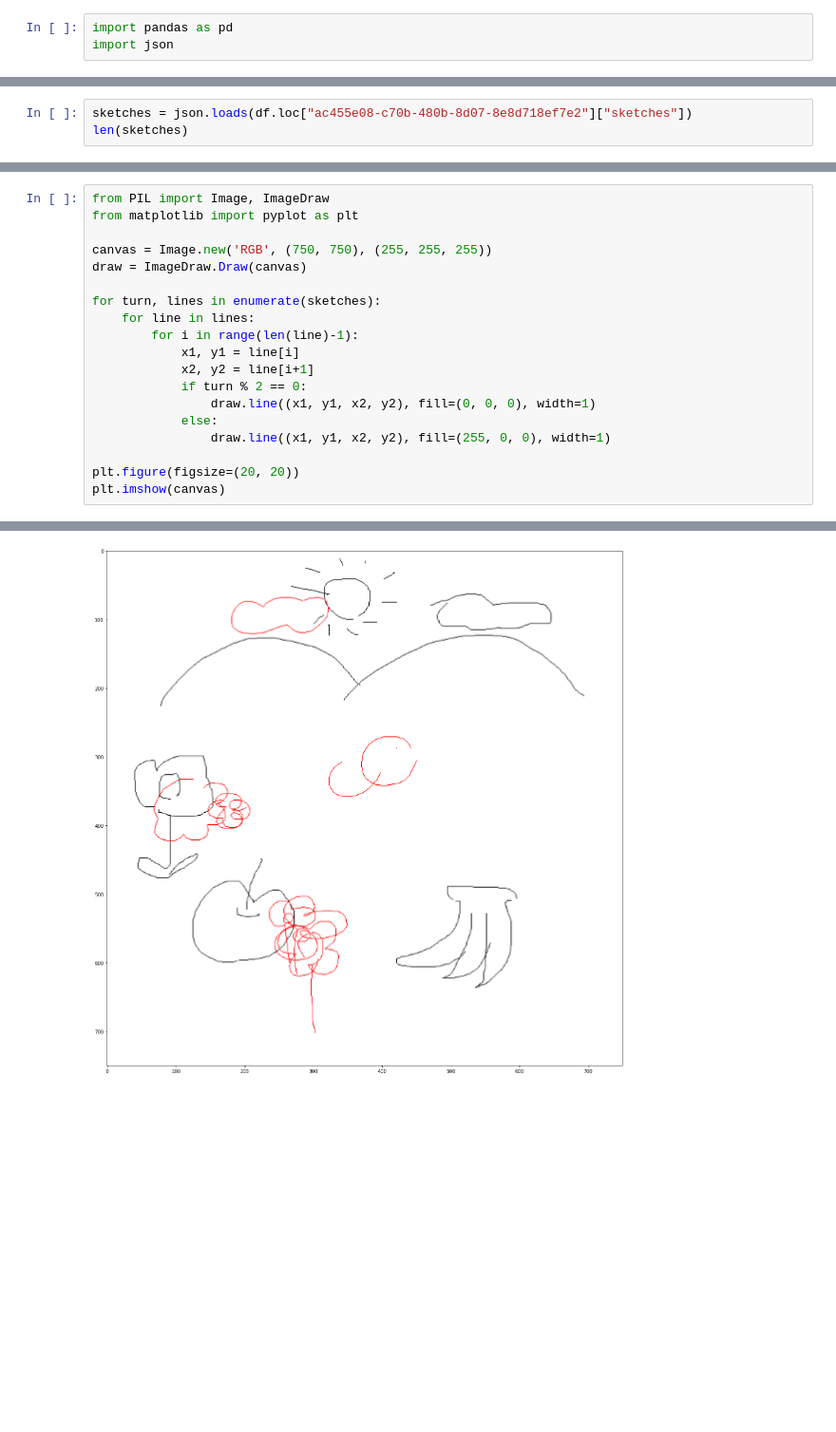
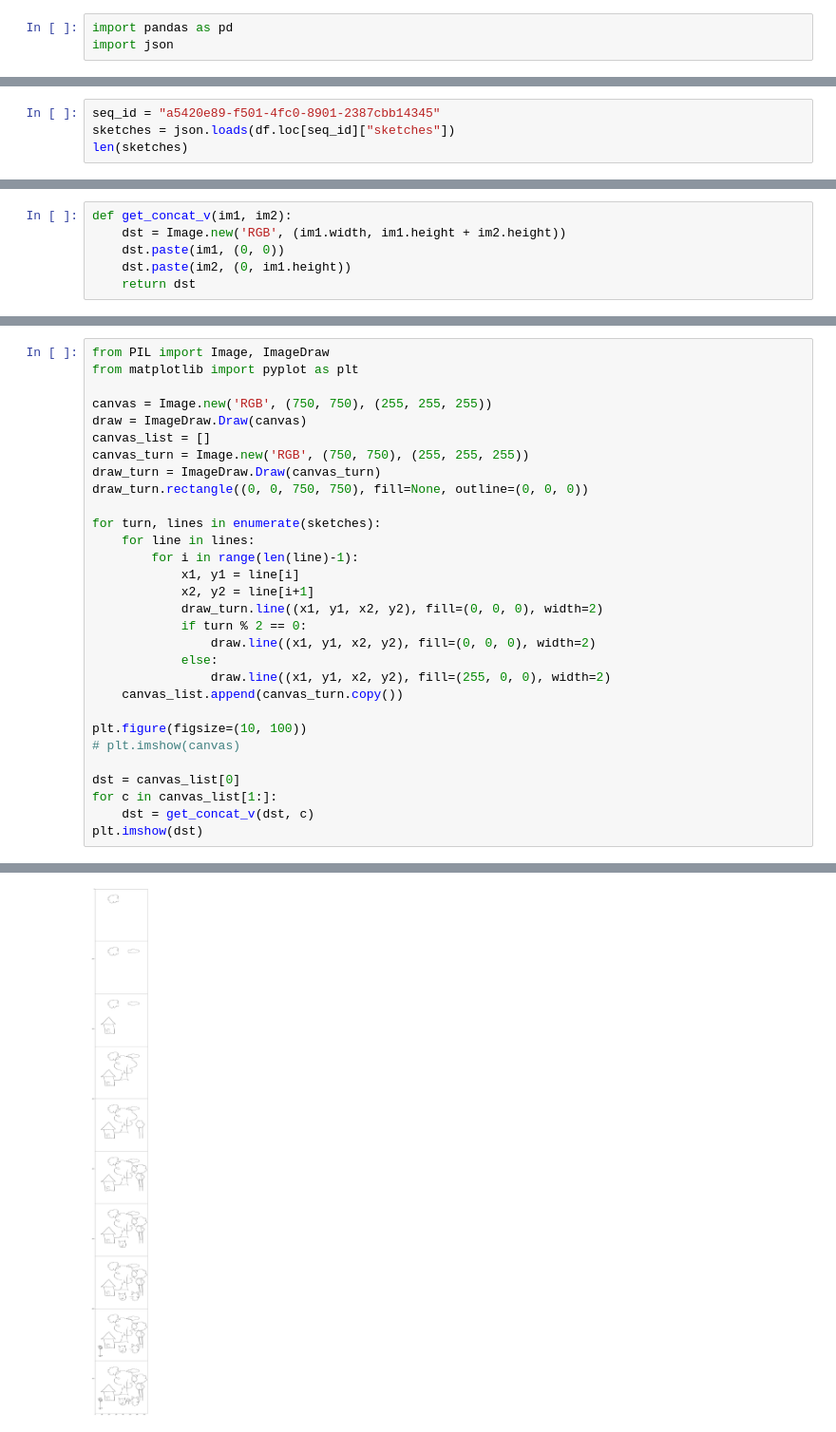
Before and after one commit to skyloken/interactive-sketcher, a Jupyter notebook: notebooks/draw_from_log.ipynb, the cells around one changed output, grey strips where cells are left out. Shown at 95% size. Cells and saved outputs as stored; diff of their text form; blank space fills up the shorter version.

```diff
--- a/notebooks/draw_from_log.ipynb
+++ b/notebooks/draw_from_log.ipynb
@@ -22,4 +22,5 @@ df
 # %%
-sketches = json.loads(df.loc["ac455e08-c70b-480b-8d07-8e8d718ef7e2"]["sketches"])
+seq_id = "a5420e89-f501-4fc0-8901-2387cbb14345"
+sketches = json.loads(df.loc[seq_id]["sketches"])
 len(sketches)
 # %% [output]
@@ -26,0 +28,6 @@ len(sketches)
+# %%
+def get_concat_v(im1, im2):
+    dst = Image.new('RGB', (im1.width, im1.height + im2.height))
+    dst.paste(im1, (0, 0))
+    dst.paste(im2, (0, im1.height))
+    return dst
@@ -27,22 +43,33 @@ len(sketches)
 # %%
 from PIL import Image, ImageDraw
 from matplotlib import pyplot as plt
 
 canvas = Image.new('RGB', (750, 750), (255, 255, 255))
 draw = ImageDraw.Draw(canvas)
+canvas_list = []
+canvas_turn = Image.new('RGB', (750, 750), (255, 255, 255))
+draw_turn = ImageDraw.Draw(canvas_turn)
+draw_turn.rectangle((0, 0, 750, 750), fill=None, outline=(0, 0, 0))
 
 for turn, lines in enumerate(sketches):
     for line in lines:
         for i in range(len(line)-1):
             x1, y1 = line[i]
             x2, y2 = line[i+1]
+            draw_turn.line((x1, y1, x2, y2), fill=(0, 0, 0), width=2)
             if turn % 2 == 0:
-                draw.line((x1, y1, x2, y2), fill=(0, 0, 0), width=1)
+                draw.line((x1, y1, x2, y2), fill=(0, 0, 0), width=2)
             else:
-                draw.line((x1, y1, x2, y2), fill=(255, 0, 0), width=1)
+                draw.line((x1, y1, x2, y2), fill=(255, 0, 0), width=2)
+    canvas_list.append(canvas_turn.copy())
 
-plt.figure(figsize=(20, 20))
-plt.imshow(canvas)
+plt.figure(figsize=(10, 100))
+# plt.imshow(canvas)
+
+dst = canvas_list[0]
+for c in canvas_list[1:]:
+    dst = get_concat_v(dst, c)
+plt.imshow(dst)
 # %% [output]
 <matplotlib.image.AxesImage at 0x...>
-[figure, old version]
+[figure, new version]
```
Also changed, not shown: parts of 3 cells of this notebook.
